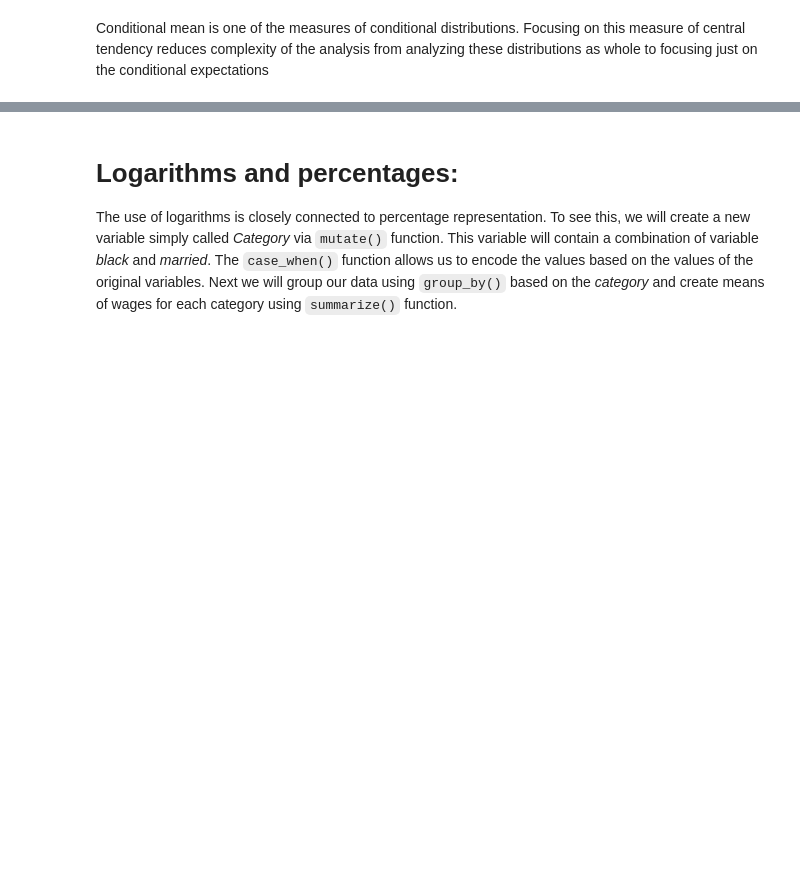
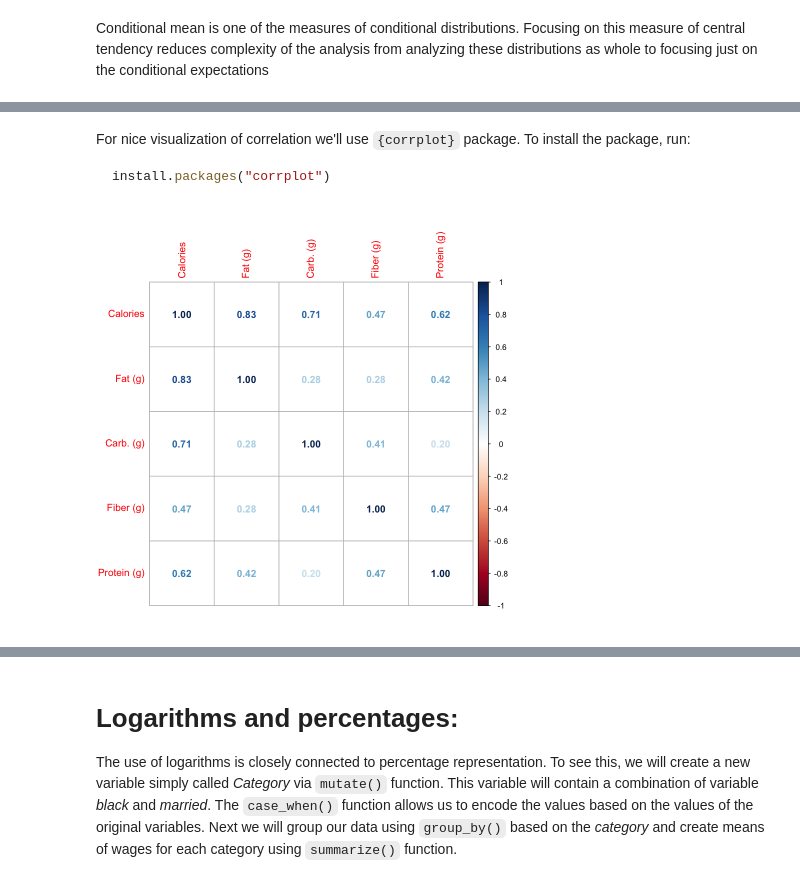
Before and after one commit to KavrikDominik/4EK621, a Jupyter notebook: week_1/week_1.ipynb, the cells around one changed output, grey strips where cells are left out. Saved outputs shown, nothing was run; the diff lists cells and outputs as text; code cells hidden in the pictures; blank space fills up the shorter version.

Commit message:
correlation update

````diff
--- a/week_1/week_1.ipynb
+++ b/week_1/week_1.ipynb
@@ -95,7 +106,7 @@ theme_light()
 # %% [markdown]
 Now lets see how the distributions differ across race in our sample:
 # %%
-theme_set(theme_light())
+
 data %>%
 ggplot(aes(x = wage, colour = factor(black), fill = factor(black)))+
 geom_density(alpha = 0.5) +
@@ -130,0 +199,10 @@ Conditional mean is one of the measures of conditional distributions. Focusing o
+# %% [markdown]
+For nice visualization of correlation we'll use `{corrplot}` package. To install the package, run:
+
+```R
+install.packages("corrplot")
+```
+# %%
+corrplot::corrplot(corrplot_input, method = "number")
+# %% [output]
+[figure, added]
````
Also changed, not shown: parts of 26 cells of this notebook, 1 other file.
